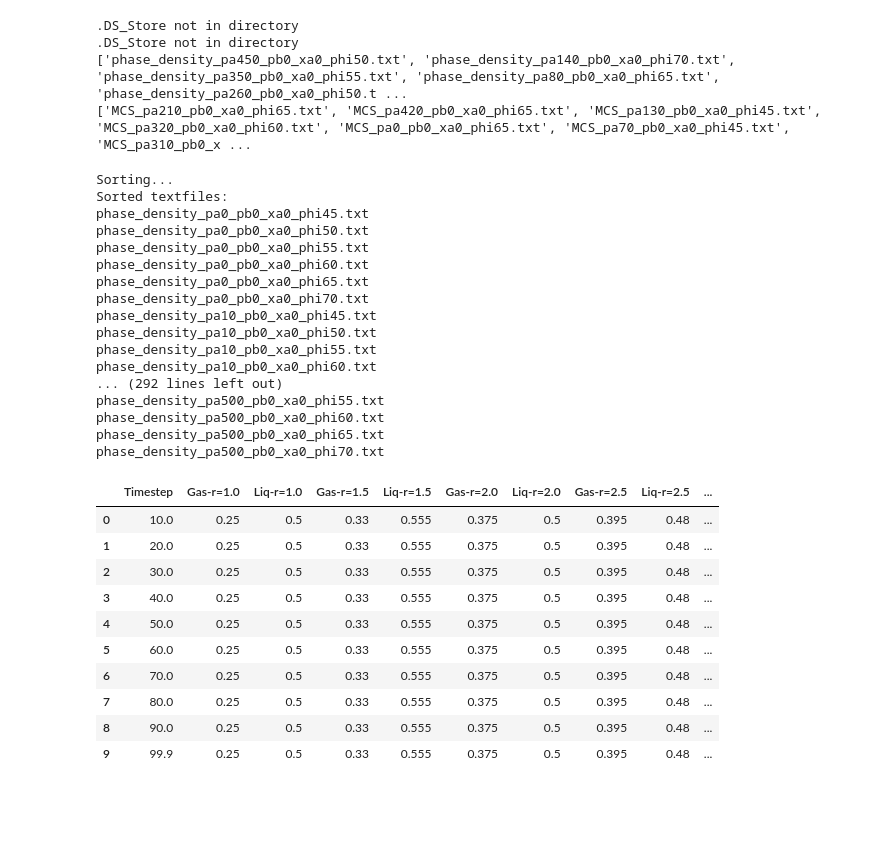
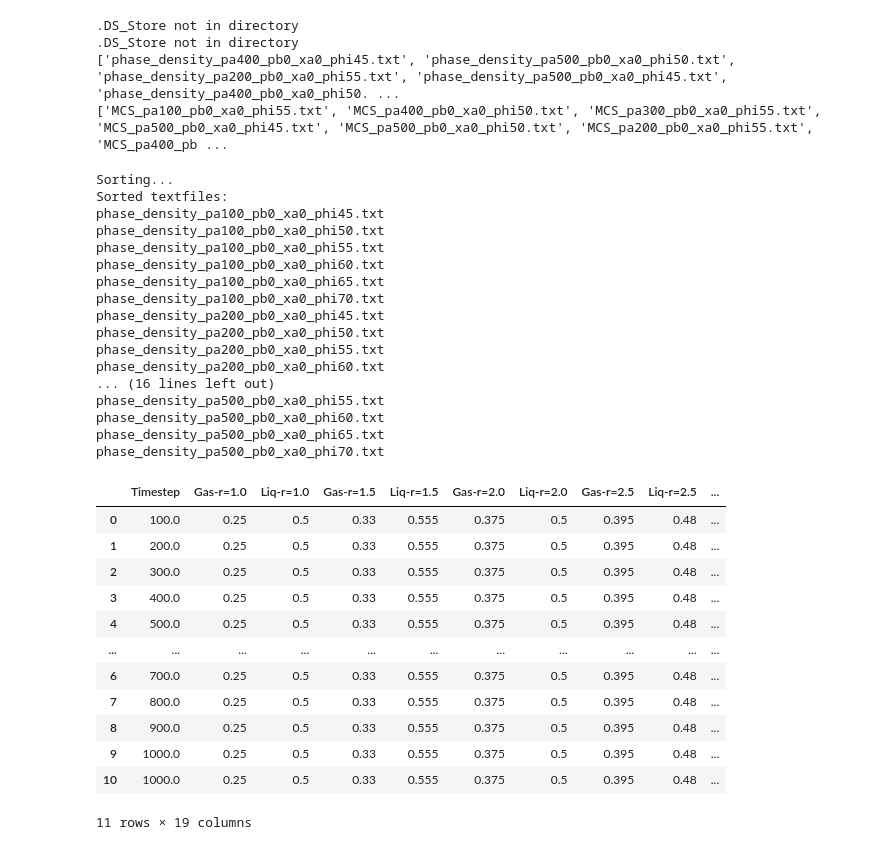
Before and after one commit to kolbt/whingdingdilly, a Jupyter notebook: ipython/softReentrance/soft_binodal_densities.ipynb, the cells around one changed output. Saved outputs shown, nothing was run; the diff lists cells and outputs as text; code cells hidden in the pictures; blank space fills up the shorter version.

```diff
--- a/ipython/softReentrance/soft_binodal_densities.ipynb
+++ b/ipython/softReentrance/soft_binodal_densities.ipynb
@@ -30,6 +30,7 @@ os.chdir(parent)
 
 # Grab file names from data folder
 data = os.listdir('state_density')
+data = os.listdir('weakEps_densities')
 try:
     data.remove('.DS_Store')
 except:
@@ -37,6 +38,7 @@ except:
 
 # Grab the MCS data
 mcs_data = os.listdir('mcs_data')
+mcs_data = os.listdir('weakEps')
 try:
     data.remove('.DS_Store')
 except:
@@ -47,8 +49,8 @@ print(mcs_data)
 # %% [output]
 .DS_Store not in directory
 .DS_Store not in directory
-['phase_density_pa450_pb0_xa0_phi50.txt', 'phase_density_pa140_pb0_xa0_phi70.txt', 'phase_density_pa350_pb0_xa0_phi55.txt', 'phase_density_pa80_pb0_xa0_phi65.txt', 'phase_density_pa260_pb0_xa0_phi50.t ...
-['MCS_pa210_pb0_xa0_phi65.txt', 'MCS_pa420_pb0_xa0_phi65.txt', 'MCS_pa130_pb0_xa0_phi45.txt', 'MCS_pa320_pb0_xa0_phi60.txt', 'MCS_pa0_pb0_xa0_phi65.txt', 'MCS_pa70_pb0_xa0_phi45.txt', 'MCS_pa310_pb0_x ...
+['phase_density_pa400_pb0_xa0_phi45.txt', 'phase_density_pa500_pb0_xa0_phi50.txt', 'phase_density_pa200_pb0_xa0_phi55.txt', 'phase_density_pa500_pb0_xa0_phi45.txt', 'phase_density_pa400_pb0_xa0_phi50. ...
+['MCS_pa100_pb0_xa0_phi55.txt', 'MCS_pa400_pb0_xa0_phi50.txt', 'MCS_pa300_pb0_xa0_phi55.txt', 'MCS_pa500_pb0_xa0_phi45.txt', 'MCS_pa500_pb0_xa0_phi50.txt', 'MCS_pa200_pb0_xa0_phi55.txt', 'MCS_pa400_pb ...
 # %%
 # Some functions to get the relevant data from the filenames
 def checkFile(fname, string):
@@ -219,55 +221,58 @@ if len(paList) > 1:
     indSort(xaList, indArr)
     indSort(epList, indArr)
     indSort(phiList, indArr)
     indSort(peNetList, indArr)
     indSort(peRNetList, indArr)
 
 # Print the sorted array
 print("Sorted textfiles:")
 for i in data:
     print(i)
 
 # Now that the data is sorted, read it into a dataframe
 all_data = []
-os.chdir('state_density')
+# os.chdir('state_density')
+os.chdir('weakEps_densities')
 for i in xrange(len(data)):
     df = pd.read_csv(data[i], sep='\s+', header=0)
     all_data.append(df)
 os.chdir(parent)
 
 # This is how you access the data at different levels
 display(all_data[0])
 # print(all_data[0]['Timestep'])
 # print(all_data[0]['Timestep'][0])
 # %% [output]
 Sorting...
 Sorted textfiles:
-phase_density_pa0_pb0_xa0_phi45.txt
-phase_density_pa0_pb0_xa0_phi50.txt
-phase_density_pa0_pb0_xa0_phi55.txt
-phase_density_pa0_pb0_xa0_phi60.txt
-phase_density_pa0_pb0_xa0_phi65.txt
-phase_density_pa0_pb0_xa0_phi70.txt
-phase_density_pa10_pb0_xa0_phi45.txt
-phase_density_pa10_pb0_xa0_phi50.txt
-phase_density_pa10_pb0_xa0_phi55.txt
-phase_density_pa10_pb0_xa0_phi60.txt
-... (292 lines left out)
+phase_density_pa100_pb0_xa0_phi45.txt
+phase_density_pa100_pb0_xa0_phi50.txt
+phase_density_pa100_pb0_xa0_phi55.txt
+phase_density_pa100_pb0_xa0_phi60.txt
+phase_density_pa100_pb0_xa0_phi65.txt
+phase_density_pa100_pb0_xa0_phi70.txt
+phase_density_pa200_pb0_xa0_phi45.txt
+phase_density_pa200_pb0_xa0_phi50.txt
+phase_density_pa200_pb0_xa0_phi55.txt
+phase_density_pa200_pb0_xa0_phi60.txt
+... (16 lines left out)
 phase_density_pa500_pb0_xa0_phi55.txt
 phase_density_pa500_pb0_xa0_phi60.txt
 phase_density_pa500_pb0_xa0_phi65.txt
 phase_density_pa500_pb0_xa0_phi70.txt
 |  | Timestep | Gas-r=1.0 | Liq-r=1.0 | Gas-r=1.5 | Liq-r=1.5 | Gas-r=2.0 | Liq-r=2.0 | Gas-r=2.5 | Liq-r=2.5 | ... |
-| 0 | 10.0 | 0.25 | 0.5 | 0.33 | 0.555 | 0.375 | 0.5 | 0.395 | 0.48 | ... |
-| 1 | 20.0 | 0.25 | 0.5 | 0.33 | 0.555 | 0.375 | 0.5 | 0.395 | 0.48 | ... |
-| 2 | 30.0 | 0.25 | 0.5 | 0.33 | 0.555 | 0.375 | 0.5 | 0.395 | 0.48 | ... |
-| 3 | 40.0 | 0.25 | 0.5 | 0.33 | 0.555 | 0.375 | 0.5 | 0.395 | 0.48 | ... |
-| 4 | 50.0 | 0.25 | 0.5 | 0.33 | 0.555 | 0.375 | 0.5 | 0.395 | 0.48 | ... |
-| 5 | 60.0 | 0.25 | 0.5 | 0.33 | 0.555 | 0.375 | 0.5 | 0.395 | 0.48 | ... |
-| 6 | 70.0 | 0.25 | 0.5 | 0.33 | 0.555 | 0.375 | 0.5 | 0.395 | 0.48 | ... |
-| 7 | 80.0 | 0.25 | 0.5 | 0.33 | 0.555 | 0.375 | 0.5 | 0.395 | 0.48 | ... |
-| 8 | 90.0 | 0.25 | 0.5 | 0.33 | 0.555 | 0.375 | 0.5 | 0.395 | 0.48 | ... |
-| 9 | 99.9 | 0.25 | 0.5 | 0.33 | 0.555 | 0.375 | 0.5 | 0.395 | 0.48 | ... |
+| 0 | 100.0 | 0.25 | 0.5 | 0.33 | 0.555 | 0.375 | 0.5 | 0.395 | 0.48 | ... |
+| 1 | 200.0 | 0.25 | 0.5 | 0.33 | 0.555 | 0.375 | 0.5 | 0.395 | 0.48 | ... |
+| 2 | 300.0 | 0.25 | 0.5 | 0.33 | 0.555 | 0.375 | 0.5 | 0.395 | 0.48 | ... |
+| 3 | 400.0 | 0.25 | 0.5 | 0.33 | 0.555 | 0.375 | 0.5 | 0.395 | 0.48 | ... |
+| 4 | 500.0 | 0.25 | 0.5 | 0.33 | 0.555 | 0.375 | 0.5 | 0.395 | 0.48 | ... |
+| ... | ... | ... | ... | ... | ... | ... | ... | ... | ... | ... |
+| 6 | 700.0 | 0.25 | 0.5 | 0.33 | 0.555 | 0.375 | 0.5 | 0.395 | 0.48 | ... |
+| 7 | 800.0 | 0.25 | 0.5 | 0.33 | 0.555 | 0.375 | 0.5 | 0.395 | 0.48 | ... |
+| 8 | 900.0 | 0.25 | 0.5 | 0.33 | 0.555 | 0.375 | 0.5 | 0.395 | 0.48 | ... |
+| 9 | 1000.0 | 0.25 | 0.5 | 0.33 | 0.555 | 0.375 | 0.5 | 0.395 | 0.48 | ... |
+| 10 | 1000.0 | 0.25 | 0.5 | 0.33 | 0.555 | 0.375 | 0.5 | 0.395 | 0.48 | ... |
+11 rows × 19 columns
 # %%
 # Do the same for the MCS data
 mcs_peList = []
```
Also changed, not shown: parts of 11 cells of this notebook, 31 other files.
